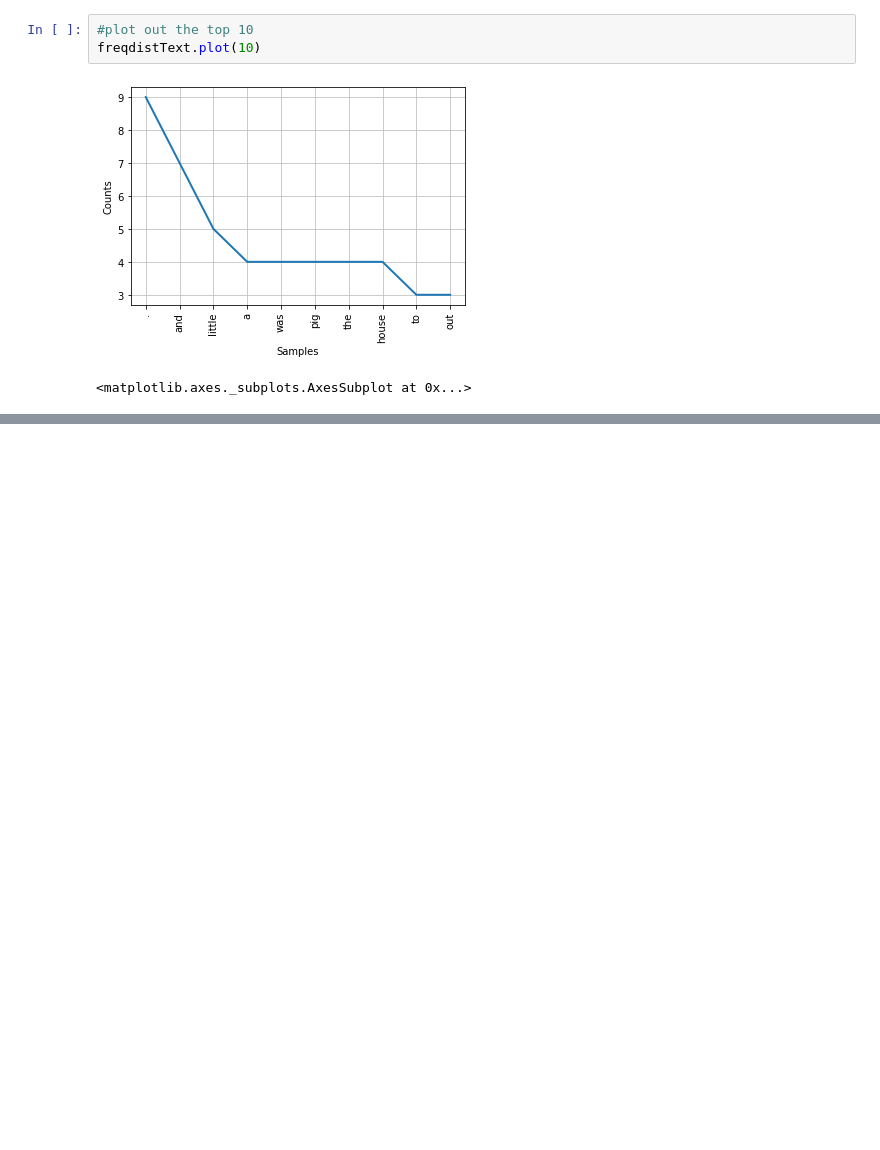
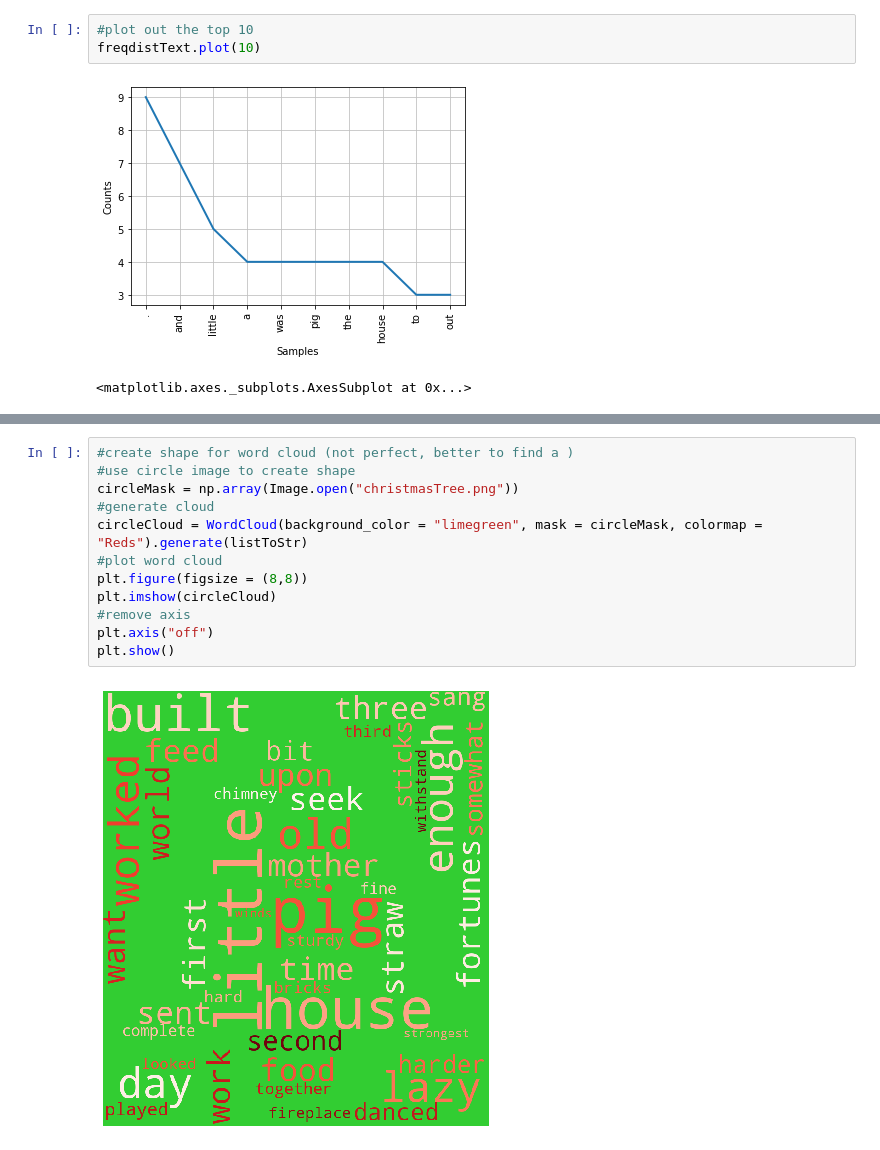
Before and after one commit to tianiachan/BasicNLPUsingNTLK, a Jupyter notebook: BasicNLPUsingNLTK.ipynb, the cells around one changed output, grey strips where cells are left out. Saved outputs shown, nothing was run; the diff lists cells and outputs as text; blank space fills up the shorter version.

```diff
--- a/BasicNLPUsingNLTK.ipynb
+++ b/BasicNLPUsingNLTK.ipynb
@@ -80,0 +152,14 @@ freqdistText.plot(10)
+# %%
+#create shape for word cloud (not perfect, better to find a )
+#use circle image to create shape
+circleMask = np.array(Image.open("christmasTree.png"))
+#generate cloud
+circleCloud = WordCloud(background_color = "limegreen", mask = circleMask, colormap = "Reds").generate(listToStr)
+#plot word cloud
+plt.figure(figsize = (8,8))
+plt.imshow(circleCloud)
+#remove axis
+plt.axis("off")
+plt.show()
+# %% [output]
+[figure, added]
```
Also changed, not shown: parts of 9 cells of this notebook, 2 other files.
